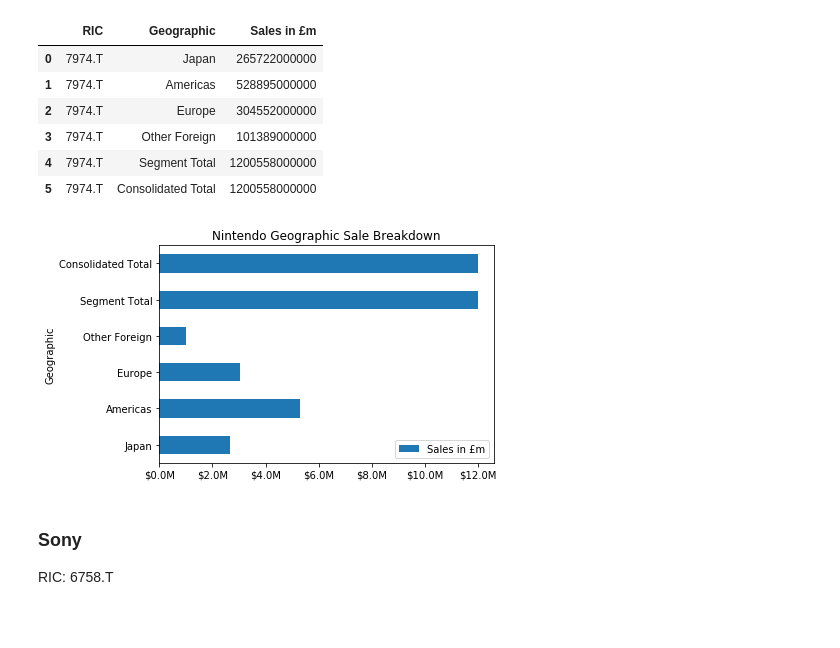
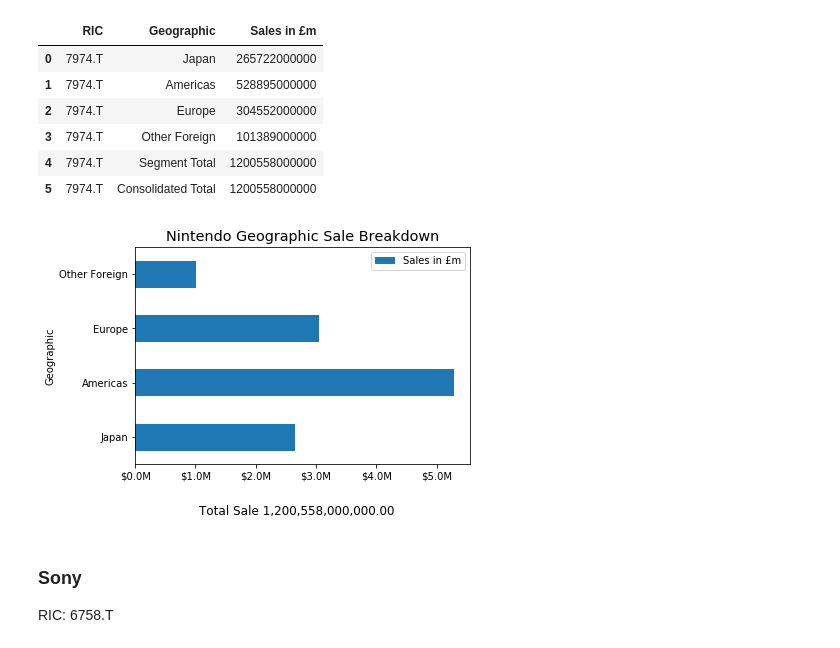
Before and after one commit to LSEG-API-Samples/Article.EikonAPI.Python.Jupyter.Geographic_Sale_Breakdown, a Jupyter notebook: notebook/worldscope_geographic_sale.ipynb, the cells around one changed output. Saved outputs shown, nothing was run; the diff lists cells and outputs as text; code cells hidden in the pictures; blank space fills up the shorter version.

```diff
--- a/notebook/worldscope_geographic_sale.ipynb
+++ b/notebook/worldscope_geographic_sale.ipynb
@@ -69,3 +71,6 @@ df_nintendo
+# %%
+df_nintendo = df_nintendo[df_nintendo["Geographic"] != "Segment Total"]
+df_nintendo = df_nintendo[df_nintendo["Geographic"] != "Consolidated Total"]
 # %%
 def millions(x, pos):
     'The two args are the value and tick position'
@@ -73,20 +78,24 @@ def millions(x, pos):
 # %%
 # Graph
 
 df_nintendo.set_index("Geographic",drop=True,inplace=True)
 
+
+
+fig = plt.figure()
+fig.text(.5, -.05, "Total Sale %s" %(f"{total_sale:,.2f}"), ha="center",fontsize="large")
+
+plt.ticklabel_format(style = 'plain')
+plt.title('Nintendo Geographic Sale Breakdown', color='black',fontsize="x-large")
+ax = fig.gca()
+
 formatter = FuncFormatter(millions)
+ax.xaxis.set_major_formatter(formatter)
 
-f = plt.figure()
-plt.ticklabel_format(style = 'plain')
-plt.title('Nintendo Geographic Sale Breakdown', color='black')
-ax = f.gca()
-
-ax.xaxis.set_major_formatter(formatter)
-df_nintendo.plot(kind='barh', ax = f.gca())
+df_nintendo.plot(kind='barh', ax = fig.gca())
 plt.show()
 # %% [output]
-[figure, old version]
+[figure, new version]
 # %% [markdown]
 ### Sony
 RIC: 6758.T
```
Also changed, not shown: parts of 16 cells of this notebook, 2 other files.
